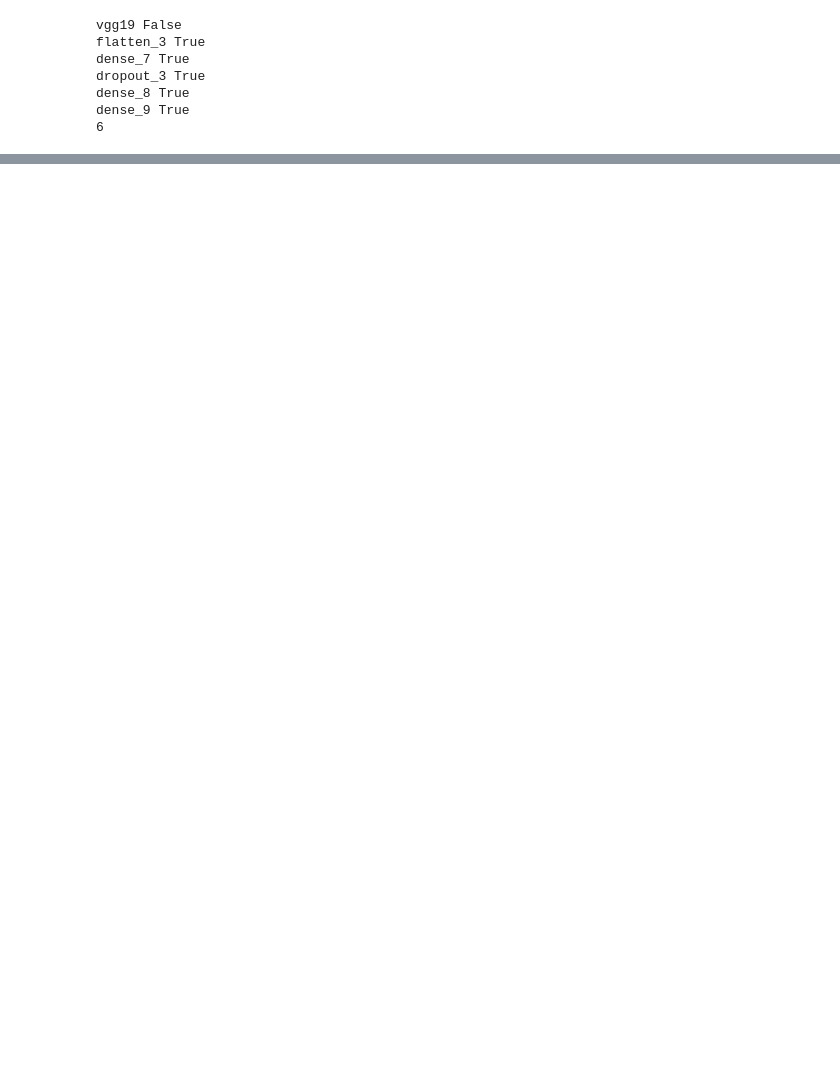
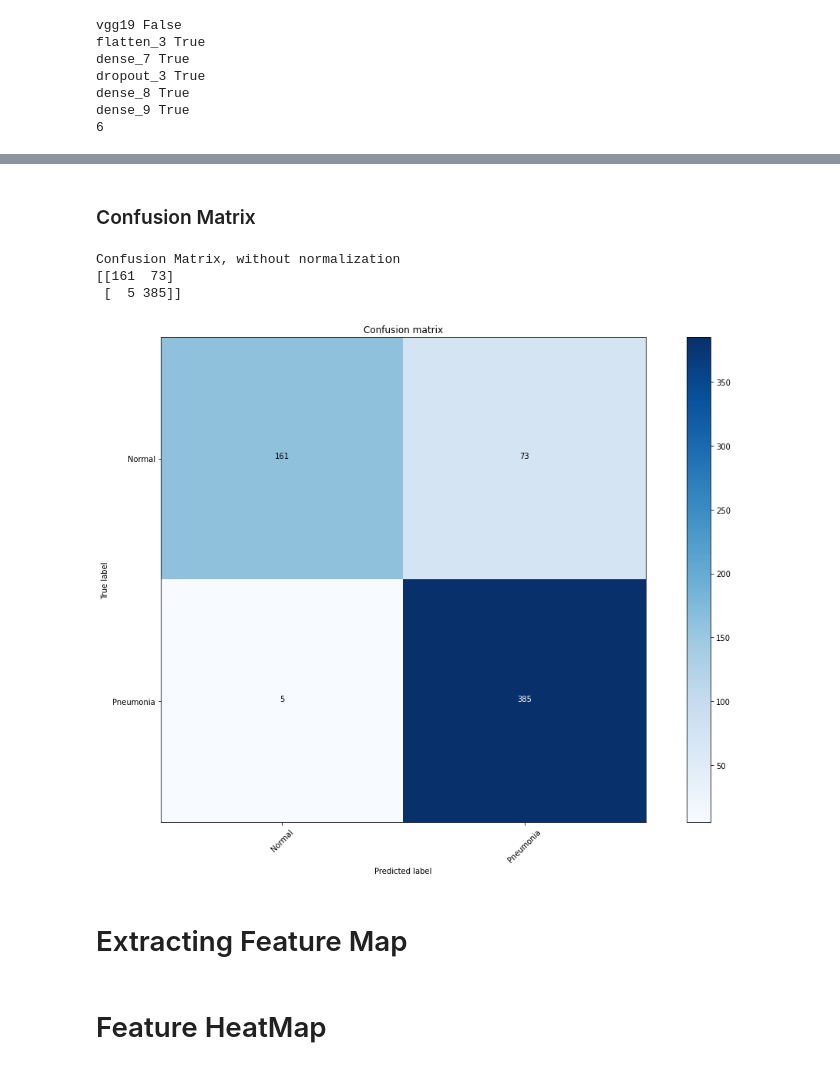
Before and after one commit to marmistead91/X-ray-Classification, a Jupyter notebook: Working Notebook.ipynb, the cells around one changed output, grey strips where cells are left out. Cells and saved outputs as stored; diff of their text form; code cells hidden in the pictures; blank space fills up the shorter version.

```diff
--- a/Working Notebook.ipynb
+++ b/Working Notebook.ipynb
@@ -706,0 +658,20 @@ acc: 80.93%
+# %% [markdown]
+### Confusion Matrix
+# %%
+predicttl = modelloadtl.predict_generator(test_generator2)
+roundpredicttl = predicttl.round()
+# %%
+cm3 = confusion_matrix(test_labelsaug,roundpredicttl)
+# %%
+plt.figure(figsize=(15,10))
+au.plot_confusion_matrix(cm3, classes,
+                          normalize=False,
+                          title='Confusion matrix',
+                          cmap=plt.cm.Blues)
+# %% [output]
+Confusion Matrix, without normalization
+[[161  73]
+ [  5 385]]
+[figure, added]
+# %% [markdown]
+# Extracting Feature Map
@@ -706,0 +732,2 @@ acc: 80.93%
+# %% [markdown]
+# Feature HeatMap
```
Also changed, not shown: parts of 23 cells of this notebook, 3 other files.
